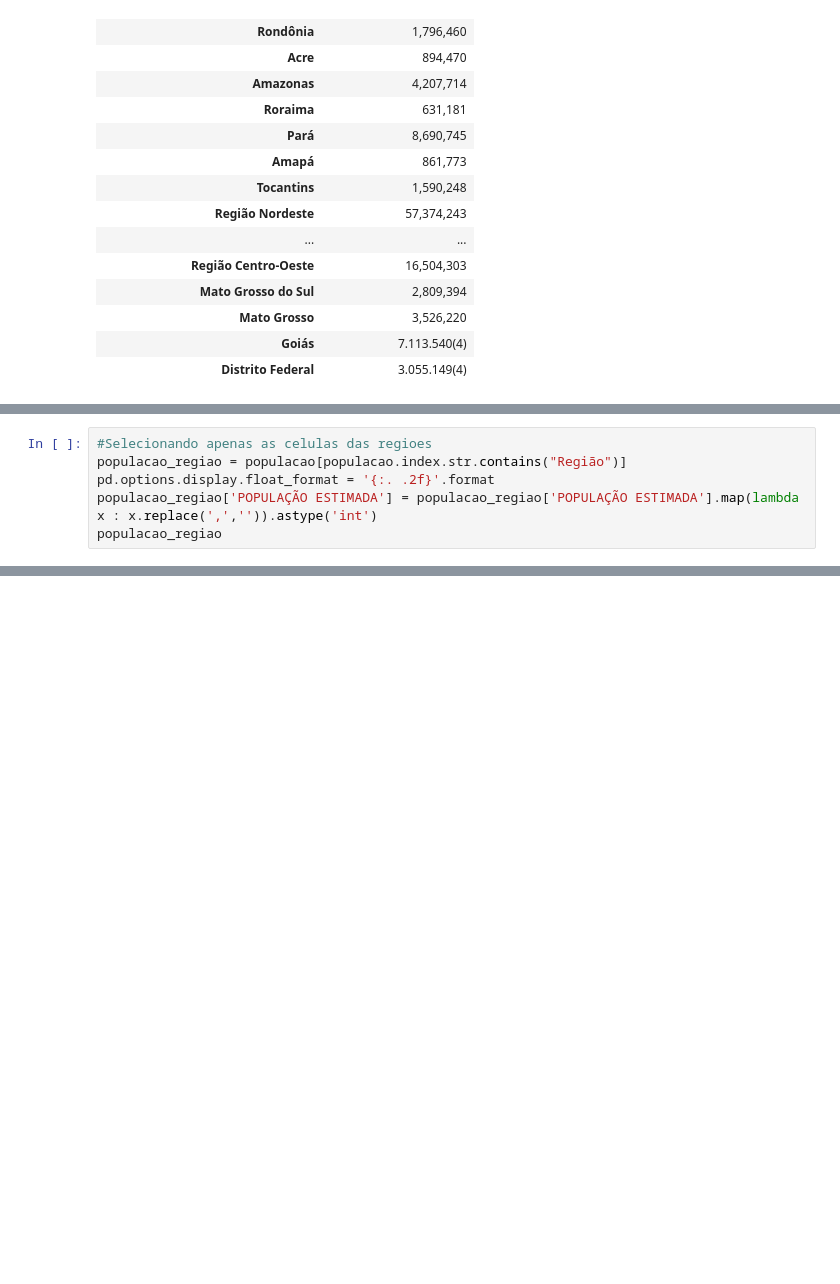
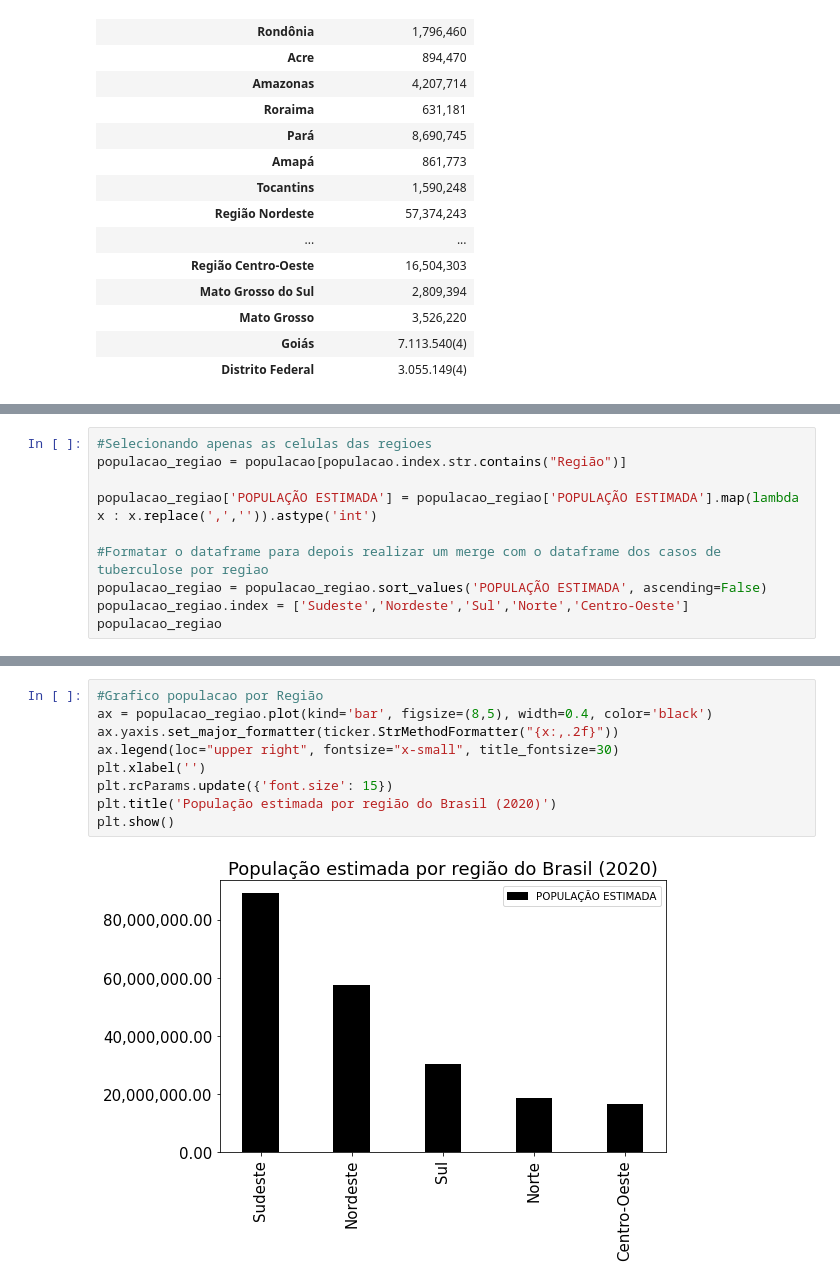
Before and after one commit to IgorQuaresma/-bootcamp_alura_projetos, a Jupyter notebook: bootcamp_alura_projeto1.ipynb, the cells around one changed output, grey strips where cells are left out. Saved outputs shown, nothing was run; the diff lists cells and outputs as text; blank space fills up the shorter version.

Commit message:
novas análises de população

```diff
--- a/bootcamp_alura_projeto1.ipynb
+++ b/bootcamp_alura_projeto1.ipynb
@@ -126,8 +131,12 @@ populacao
 # %%
 #Selecionando apenas as celulas das regioes
 populacao_regiao = populacao[populacao.index.str.contains("Região")]
-pd.options.display.float_format = '{:. .2f}'.format
+
 populacao_regiao['POPULAÇÃO ESTIMADA'] = populacao_regiao['POPULAÇÃO ESTIMADA'].map(lambda x : x.replace(',','')).astype('int')
+
+#Formatar o dataframe para depois realizar um merge com o dataframe dos casos de tuberculose por regiao
+populacao_regiao = populacao_regiao.sort_values('POPULAÇÃO ESTIMADA', ascending=False)
+populacao_regiao.index = ['Sudeste','Nordeste','Sul','Norte','Centro-Oeste']
 populacao_regiao
 # %% [output]
 A value is trying to be set on a copy of a slice from a DataFrame.
@@ -137,0 +153,11 @@ See the caveats in the documentation: https://pandas.pydata.org/pandas-docs/stab
+# %%
+#Grafico populacao por Região
+ax = populacao_regiao.plot(kind='bar', figsize=(8,5), width=0.4, color='black')
+ax.yaxis.set_major_formatter(ticker.StrMethodFormatter("{x:,.2f}"))
+ax.legend(loc="upper right", fontsize="x-small", title_fontsize=30)
+plt.xlabel('')
+plt.rcParams.update({'font.size': 15})
+plt.title('População estimada por região do Brasil (2020)')
+plt.show()
+# %% [output]
+[figure, added]
```
Also changed, not shown: parts of 8 cells of this notebook.
